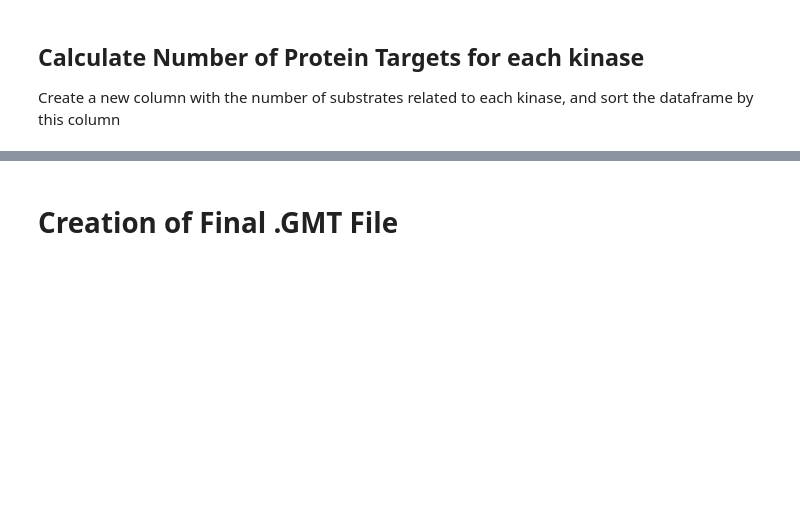
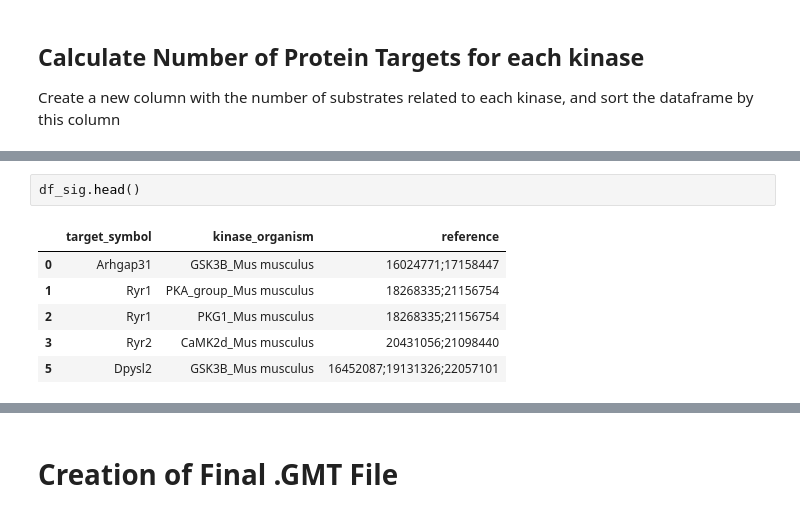
Before and after one commit to MaayanLab/KEA3, a Jupyter notebook: RegPhos/RegPhos - Mouse - KEA3.ipynb, the cells around one changed output, grey strips where cells are left out. Cells and saved outputs as stored; diff of their text form; blank space fills up the shorter version.

```diff
--- a/RegPhos/RegPhos - Mouse - KEA3.ipynb
+++ b/RegPhos/RegPhos - Mouse - KEA3.ipynb
@@ -171,0 +185,9 @@ plt.show()
+# %%
+df_sig.head()
+# %% [output]
+|  | target_symbol | kinase_organism | reference |
+| 0 | Arhgap31 | GSK3B_Mus musculus | 16024771;17158447 |
+| 1 | Ryr1 | PKA_group_Mus musculus | 18268335;21156754 |
+| 2 | Ryr1 | PKG1_Mus musculus | 18268335;21156754 |
+| 3 | Ryr2 | CaMK2d_Mus musculus | 20431056;21098440 |
+| 5 | Dpysl2 | GSK3B_Mus musculus | 16452087;19131326;22057101 |
```
Also changed, not shown: parts of 13 cells of this notebook, 17 other files.
